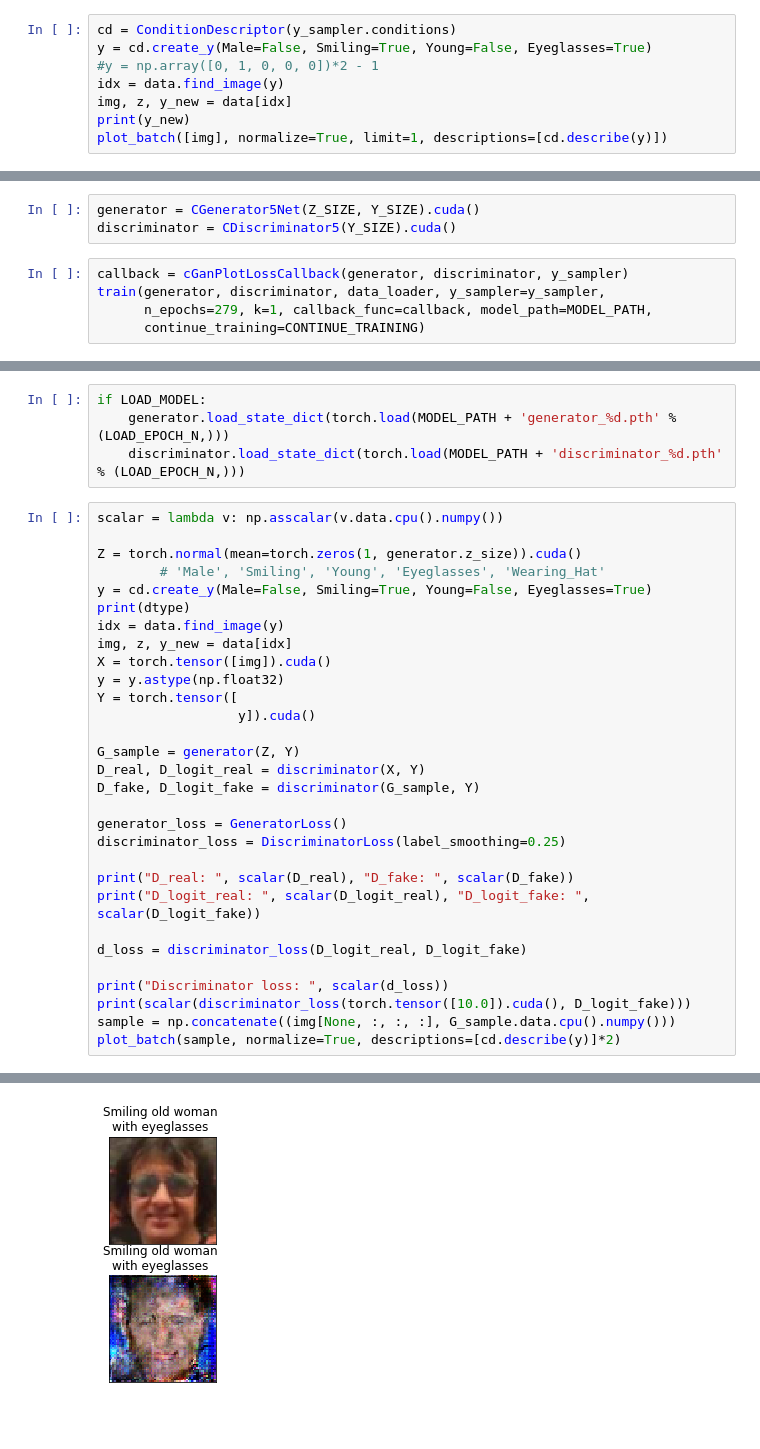
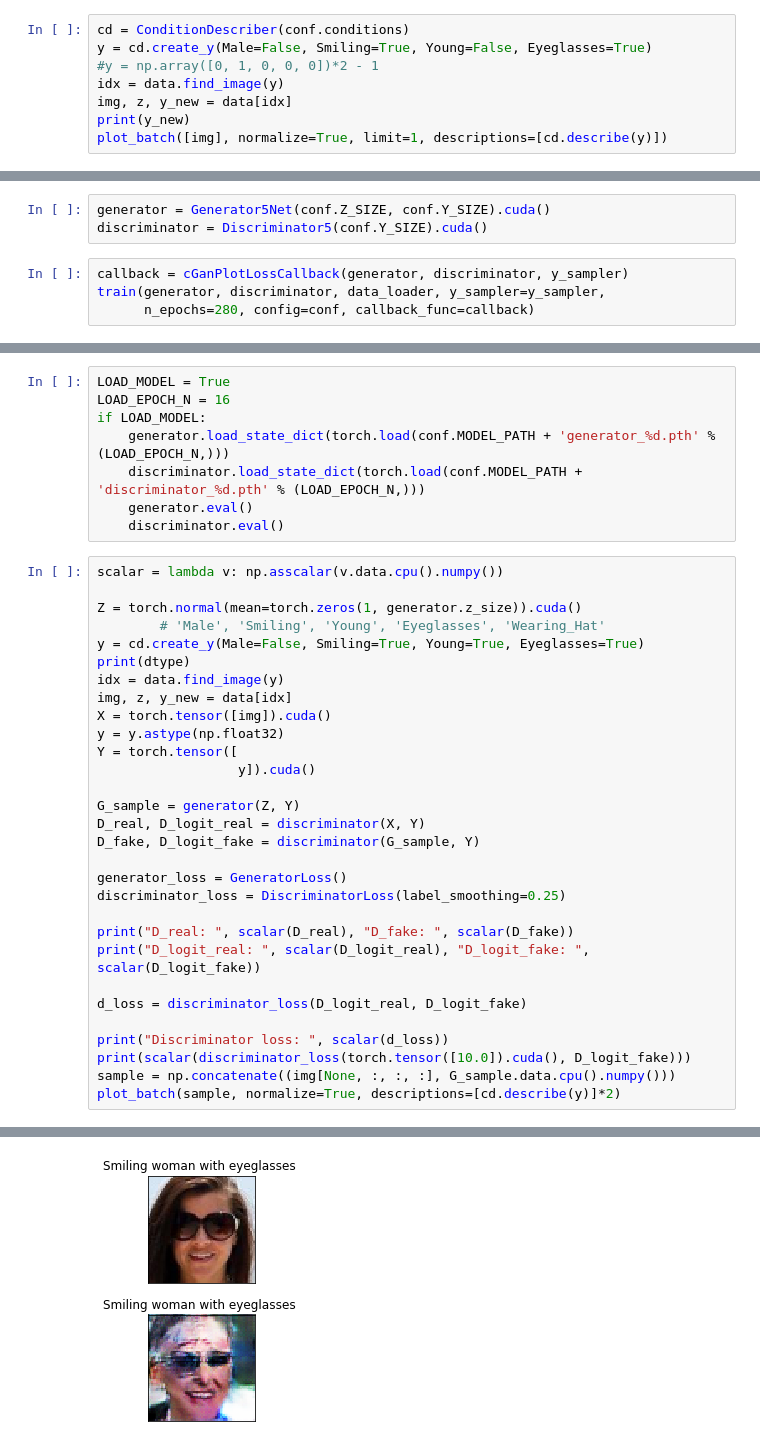
Before and after one commit to trifonova-n/inpainting, a Jupyter notebook: conditional_gan_training.ipynb, the cells around one changed output, grey strips where cells are left out. Saved outputs shown, nothing was run; the diff lists cells and outputs as text; blank space fills up the shorter version.

```diff
--- a/conditional_gan_training.ipynb
+++ b/conditional_gan_training.ipynb
@@ -40,7 +33,7 @@ print('y size: ', Y_SIZE)
 Dataset size:  202599
 y size:  5
 # %%
-cd = ConditionDescriptor(y_sampler.conditions)
+cd = ConditionDescriber(conf.conditions)
 y = cd.create_y(Male=False, Smiling=True, Young=False, Eyeglasses=True)
 #y = np.array([0, 1, 0, 0, 0])*2 - 1
 idx = data.find_image(y)
@@ -53,9 +46,8 @@ plot_batch([img], normalize=True, limit=1, descriptions=[cd.describe(y)])
 # %%
-generator = CGenerator5Net(Z_SIZE, Y_SIZE).cuda()
-discriminator = CDiscriminator5(Y_SIZE).cuda()
+generator = Generator5Net(conf.Z_SIZE, conf.Y_SIZE).cuda()
+discriminator = Discriminator5(conf.Y_SIZE).cuda()
 # %%
 callback = cGanPlotLossCallback(generator, discriminator, y_sampler)
 train(generator, discriminator, data_loader, y_sampler=y_sampler,
-      n_epochs=279, k=1, callback_func=callback, model_path=MODEL_PATH,
-      continue_training=CONTINUE_TRAINING)
+      n_epochs=280, config=conf, callback_func=callback)
 # %% [output]
@@ -63,13 +90,17 @@ train(generator, discriminator, data_loader, y_sampler=y_sampler,
 # %%
+LOAD_MODEL = True
+LOAD_EPOCH_N = 16
 if LOAD_MODEL:
-    generator.load_state_dict(torch.load(MODEL_PATH + 'generator_%d.pth' % (LOAD_EPOCH_N,)))
-    discriminator.load_state_dict(torch.load(MODEL_PATH + 'discriminator_%d.pth' % (LOAD_EPOCH_N,)))
+    generator.load_state_dict(torch.load(conf.MODEL_PATH + 'generator_%d.pth' % (LOAD_EPOCH_N,)))
+    discriminator.load_state_dict(torch.load(conf.MODEL_PATH + 'discriminator_%d.pth' % (LOAD_EPOCH_N,)))
+    generator.eval()
+    discriminator.eval()
 # %%
 scalar = lambda v: np.asscalar(v.data.cpu().numpy())
 
 Z = torch.normal(mean=torch.zeros(1, generator.z_size)).cuda()
         # 'Male', 'Smiling', 'Young', 'Eyeglasses', 'Wearing_Hat'
-y = cd.create_y(Male=False, Smiling=True, Young=False, Eyeglasses=True)
+y = cd.create_y(Male=False, Smiling=True, Young=True, Eyeglasses=True)
 print(dtype)
 idx = data.find_image(y)
 img, z, y_new = data[idx]
@@ -109 +134 @@ loss_on_fake: tensor(1.00000e-06 *
-[figure, old version]
+[figure, new version]
```
Also changed, not shown: parts of 8 cells of this notebook, 5 other files.
